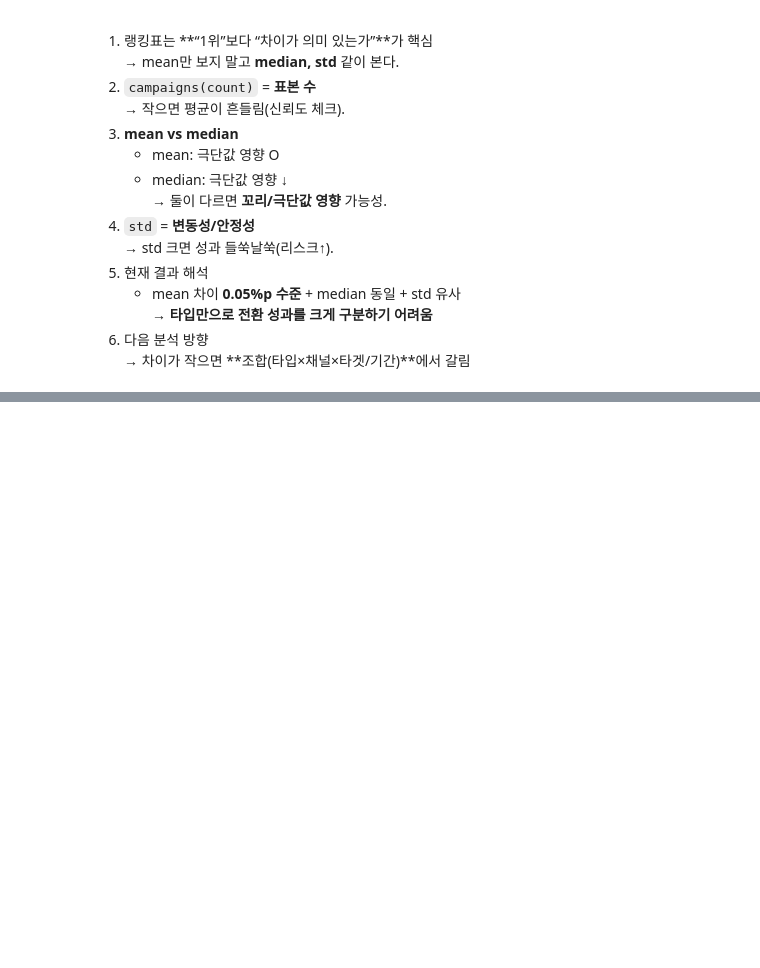
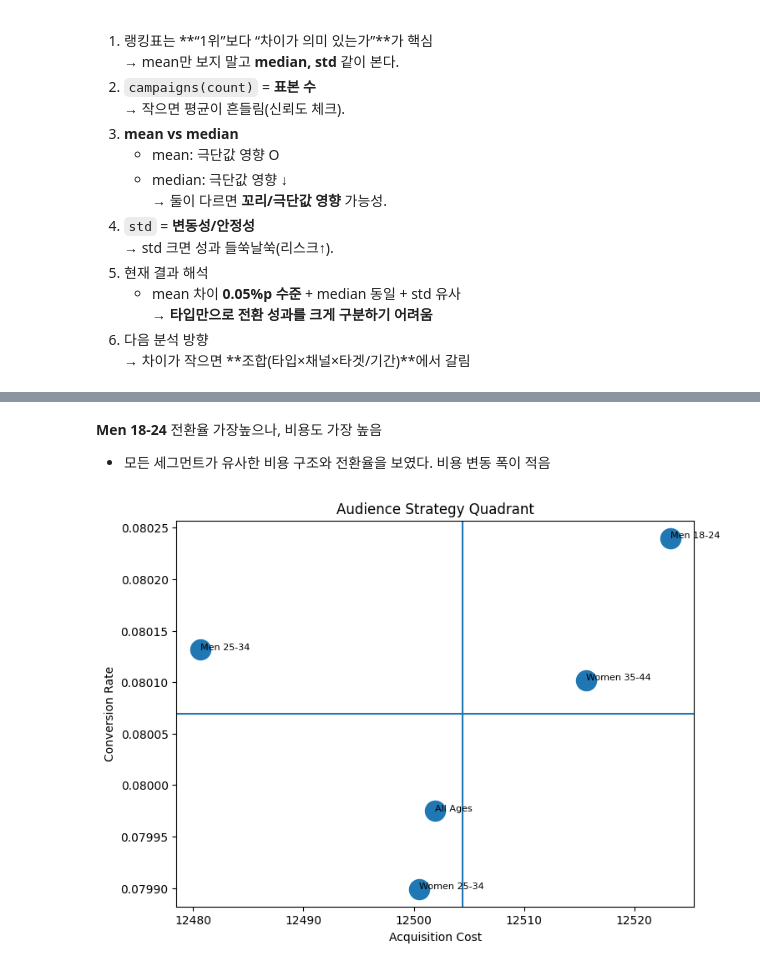
Before and after one commit to jsoook-dt/python-colab-analysis-study, a Jupyter notebook: project01_sook_analysis.ipynb, the cells around one changed output, grey strips where cells are left out. Drawn from its saved outputs; the diff is of its cells as text; code cells hidden in the pictures; blank space fills up the shorter version.

```diff
--- a/project01_sook_analysis.ipynb
+++ b/project01_sook_analysis.ipynb
@@ -518,0 +559,50 @@ for line in report_lines:
+# %% [markdown]
+**Men 18-24** 전환율 가장높으나, 비용도 가장 높음
+- 모든 세그먼트가 유사한 비용 구조와 전환율을 보였다. 비용 변동 폭이 적음
+# %%
+### 시각화 2
+
+
+# Audience 요약 테이블 먼저 준비
+audience_detail = (
+    df.groupby("Target_Audience")
+      .agg({
+          "ROI": "mean",
+          "Conversion_Rate": "mean",
+          "Acquisition_Cost_num": "mean"
+      })
+)
+
+# 평균선 계산
+mean_cost = audience_detail["Acquisition_Cost_num"].mean()
+mean_cr = audience_detail["Conversion_Rate"].mean()
+
+plt.figure(figsize=(8,6))
+
+# 점 찍기
+plt.scatter(
+    audience_detail["Acquisition_Cost_num"],
+    audience_detail["Conversion_Rate"],
+    s=300
+)
+
+# 텍스트 라벨 추가
+for i, txt in enumerate(audience_detail.index):
+    plt.annotate(
+        txt,
+        (audience_detail["Acquisition_Cost_num"][i],
+         audience_detail["Conversion_Rate"][i]),
+        fontsize=8
+    )
+
+# 평균선 (4분면 기준선)
+plt.axvline(mean_cost)
+plt.axhline(mean_cr)
+
+plt.xlabel("Acquisition Cost")
+plt.ylabel("Conversion Rate")
+plt.title("Audience Strategy Quadrant")
+
+plt.show()
+# %% [output]
+[figure, added]
```
Also changed, not shown: parts of 23 cells of this notebook.
